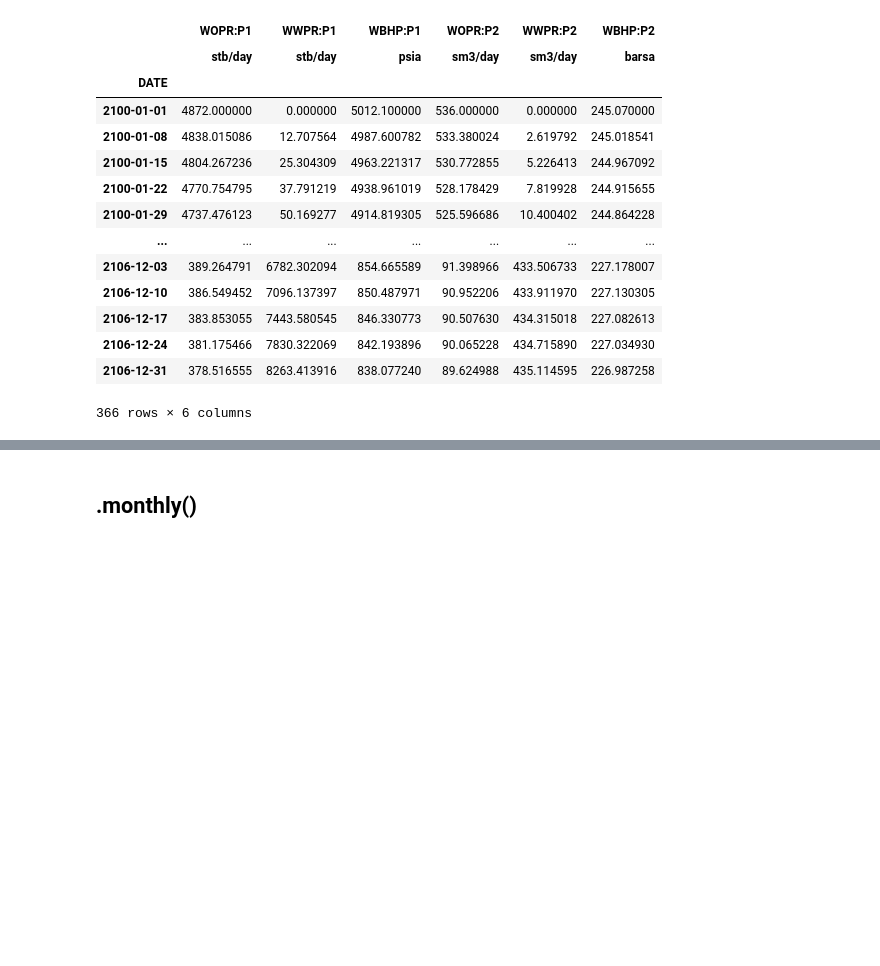
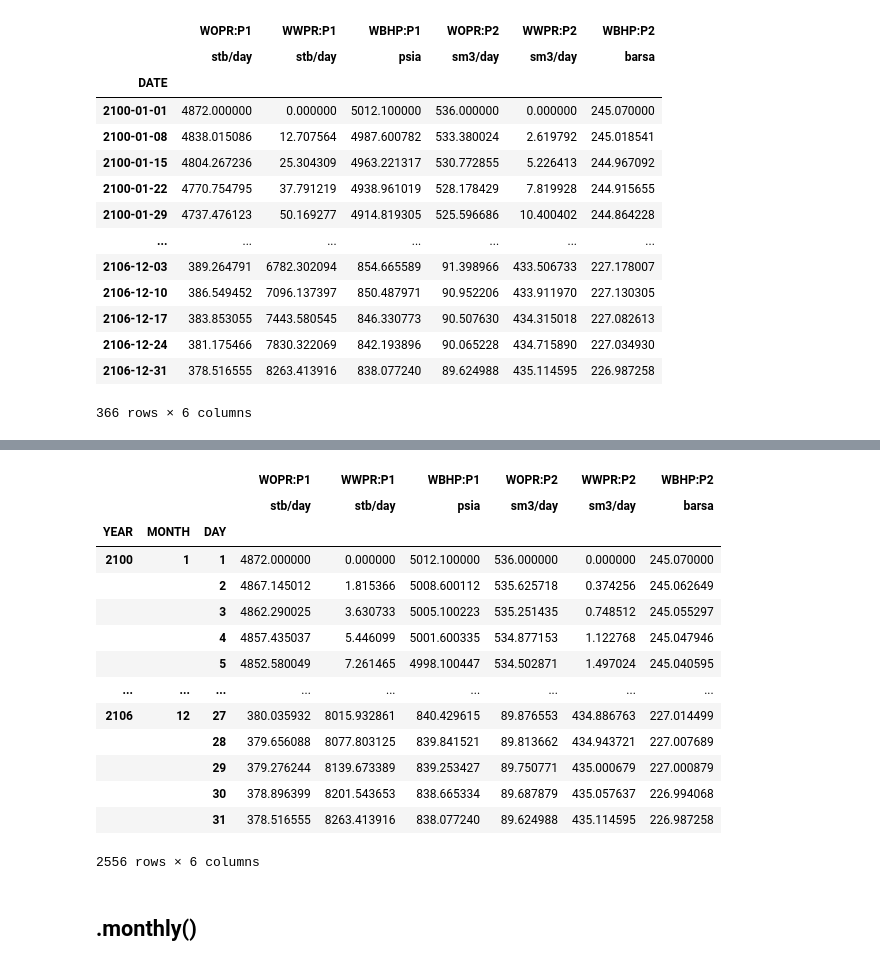
Before and after one commit to ayaranitram/simpandas, a Jupyter notebook: simpandas_demo.ipynb, the cells around one changed output, grey strips where cells are left out. Cells and saved outputs as stored; diff of their text form; code cells hidden in the pictures; blank space fills up the shorter version.

```diff
--- a/simpandas_demo.ipynb
+++ b/simpandas_demo.ipynb
@@ -72,3 +112,21 @@ sample_prod.daily()
+# %%
+sample_prod.daily(datetime_index=False, complete_index=True)
+# %% [output]
+|  |  |  | WOPR:P1 | WWPR:P1 | WBHP:P1 | WOPR:P2 | WWPR:P2 | WBHP:P2 |
+|  |  |  | stb/day | stb/day | psia | sm3/day | sm3/day | barsa |
+| YEAR | MONTH | DAY |  |  |  |  |  |  |
+| 2100 | 1 | 1 | 4872.000000 | 0.000000 | 5012.100000 | 536.000000 | 0.000000 | 245.070000 |
+|  |  | 2 | 4867.145012 | 1.815366 | 5008.600112 | 535.625718 | 0.374256 | 245.062649 |
+|  |  | 3 | 4862.290025 | 3.630733 | 5005.100223 | 535.251435 | 0.748512 | 245.055297 |
+|  |  | 4 | 4857.435037 | 5.446099 | 5001.600335 | 534.877153 | 1.122768 | 245.047946 |
+|  |  | 5 | 4852.580049 | 7.261465 | 4998.100447 | 534.502871 | 1.497024 | 245.040595 |
+| ... | ... | ... | ... | ... | ... | ... | ... | ... |
+| 2106 | 12 | 27 | 380.035932 | 8015.932861 | 840.429615 | 89.876553 | 434.886763 | 227.014499 |
+|  |  | 28 | 379.656088 | 8077.803125 | 839.841521 | 89.813662 | 434.943721 | 227.007689 |
+|  |  | 29 | 379.276244 | 8139.673389 | 839.253427 | 89.750771 | 435.000679 | 227.000879 |
+|  |  | 30 | 378.896399 | 8201.543653 | 838.665334 | 89.687879 | 435.057637 | 226.994068 |
+|  |  | 31 | 378.516555 | 8263.413916 | 838.077240 | 89.624988 | 435.114595 | 226.987258 |
+2556 rows × 6 columns
 # %% [markdown]
 ## .monthly()
 # %%
```
Also changed, not shown: parts of 38 cells of this notebook, 8 other files.
